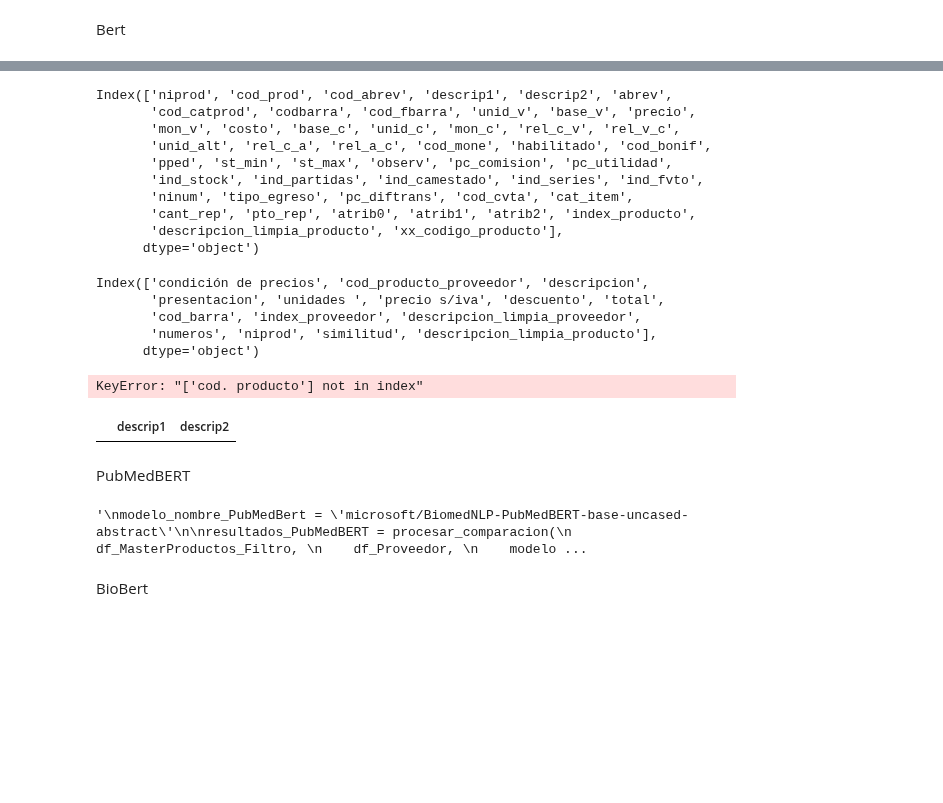
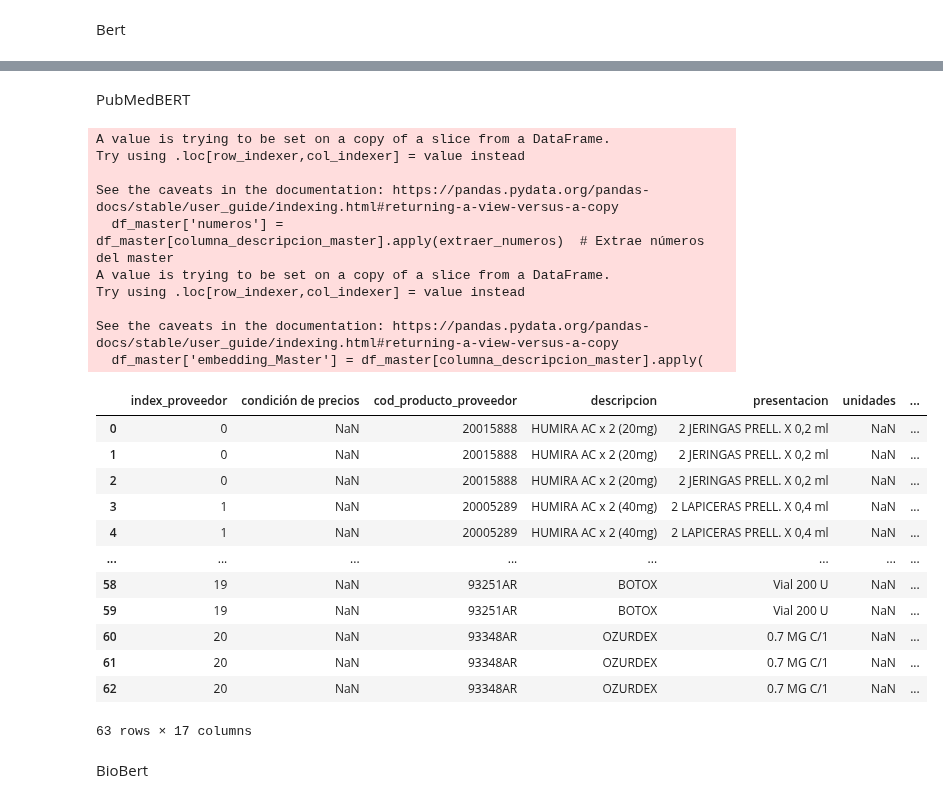
Before and after one commit to emmaSDNZ/digitalizacion_distriapp, a Jupyter notebook: backend/src/notebook/index.ipynb, the cells around one changed output, grey strips where cells are left out. Saved outputs shown, nothing was run; the diff lists cells and outputs as text; code cells hidden in the pictures; blank space fills up the shorter version.

Commit message:
df process

```diff
--- a/backend/src/notebook/index.ipynb
+++ b/backend/src/notebook/index.ipynb
@@ -311,69 +431,42 @@ df_resultado = df_resultado.merge(df_MasterProductos_Filtro[['niprod', variables
-# %%
-df_MasterProductos['xx_codigo_producto'] = None
-df_MasterProductos.columns
-
-#Modelo del Nuevo csv del proveedor  para agregar a la master producto, si no se supera el umbral.
-
-# niprod            = niprod  --> esto lo crea el sistema carena  por lo que no lo teng que crear
-# descripcion       = descrip1
-# presentacion      = descrip2
-# laboratorio       = atrib0
-# codigo_producto   = codigo_producto  -> columna que se debe crear en la  MasterProducto
-# %% [output]
-Index(['niprod', 'cod_prod', 'cod_abrev', 'descrip1', 'descrip2', 'abrev',
-       'cod_catprod', 'codbarra', 'cod_fbarra', 'unid_v', 'base_v', 'precio',
-       'mon_v', 'costo', 'base_c', 'unid_c', 'mon_c', 'rel_c_v', 'rel_v_c',
-       'unid_alt', 'rel_c_a', 'rel_a_c', 'cod_mone', 'habilitado', 'cod_bonif',
-       'pped', 'st_min', 'st_max', 'observ', 'pc_comision', 'pc_utilidad',
-       'ind_stock', 'ind_partidas', 'ind_camestado', 'ind_series', 'ind_fvto',
-       'ninum', 'tipo_egreso', 'pc_diftrans', 'cod_cvta', 'cat_item',
-       'cant_rep', 'pto_rep', 'atrib0', 'atrib1', 'atrib2', 'index_producto',
-       'descripcion_limpia_producto', 'xx_codigo_producto'],
-      dtype='object')
-# %%
-df_resultado.columns
-# %% [output]
-Index(['condición de precios', 'cod_producto_proveedor', 'descripcion',
-       'presentacion', 'unidades ', 'precio s/iva', 'descuento', 'total',
-       'cod_barra', 'index_proveedor', 'descripcion_limpia_proveedor',
-       'numeros', 'niprod', 'similitud', 'descripcion_limpia_producto'],
-      dtype='object')
-# %%
-df_temp = df_resultado[['niprod', 'descripcion', 'presentacion', 'cod. producto']].copy()
-
-# Renombrar columnas
-df_temp.rename(columns={
-    'descripcion': 'descrip1',
-    'presentacion': 'descrip2',
-    'cod. producto': 'xx_codigo_producto'
-}, inplace=True)
-
-df_temp.columns
-# %% [output]
-KeyError: "['cod. producto'] not in index"
-# %%
-# Unir ambos DataFrames sin filtrar por similitud
-df_MasterProductos = pd.concat([df_MasterProductos, df_temp], ignore_index=True)
-df_MasterProductos[['descrip1', 'descrip2']].iloc[57176:57185]
-# %% [output]
-|  | descrip1 | descrip2 |
 # %% [markdown]
 PubMedBERT
 # %%
-"""
+
 modelo_nombre_PubMedBert = 'microsoft/BiomedNLP-PubMedBERT-base-uncased-abstract'
 
 resultados_PubMedBERT = procesar_comparacion(
     df_MasterProductos_Filtro,
     df_Proveedor,
     modelo_nombre_PubMedBert,                # modelo_nombre
     "PubMedBert",                # nombre_modelo
     'descripcion_limpia_producto',  # columna_master
     'descripcion_limpia_proveedor'  # columna_proveedor
 )
-"""
+resultados_PubMedBERT
 # %% [output]
-'\nmodelo_nombre_PubMedBert = \'microsoft/BiomedNLP-PubMedBERT-base-uncased-abstract\'\n\nresultados_PubMedBERT = procesar_comparacion(\n    df_MasterProductos_Filtro, \n    df_Proveedor, \n    modelo ...
+A value is trying to be set on a copy of a slice from a DataFrame.
+Try using .loc[row_indexer,col_indexer] = value instead
+
+See the caveats in the documentation: https://pandas.pydata.org/pandas-docs/stable/user_guide/indexing.html#returning-a-view-versus-a-copy
+  df_master['numeros'] = df_master[columna_descripcion_master].apply(extraer_numeros)  # Extrae números del master
+A value is trying to be set on a copy of a slice from a DataFrame.
+Try using .loc[row_indexer,col_indexer] = value instead
+
+See the caveats in the documentation: https://pandas.pydata.org/pandas-docs/stable/user_guide/indexing.html#returning-a-view-versus-a-copy
+  df_master['embedding_Master'] = df_master[columna_descripcion_master].apply(
+|  | index_proveedor | condición de precios | cod_producto_proveedor | descripcion | presentacion | unidades | ... |
+| 0 | 0 | NaN | 20015888 | HUMIRA AC x 2 (20mg) | 2 JERINGAS PRELL. X 0,2 ml | NaN | ... |
+| 1 | 0 | NaN | 20015888 | HUMIRA AC x 2 (20mg) | 2 JERINGAS PRELL. X 0,2 ml | NaN | ... |
+| 2 | 0 | NaN | 20015888 | HUMIRA AC x 2 (20mg) | 2 JERINGAS PRELL. X 0,2 ml | NaN | ... |
+| 3 | 1 | NaN | 20005289 | HUMIRA AC x 2 (40mg) | 2 LAPICERAS PRELL. X 0,4 ml | NaN | ... |
+| 4 | 1 | NaN | 20005289 | HUMIRA AC x 2 (40mg) | 2 LAPICERAS PRELL. X 0,4 ml | NaN | ... |
+| ... | ... | ... | ... | ... | ... | ... | ... |
+| 58 | 19 | NaN | 93251AR | BOTOX | Vial 200 U | NaN | ... |
+| 59 | 19 | NaN | 93251AR | BOTOX | Vial 200 U | NaN | ... |
+| 60 | 20 | NaN | 93348AR | OZURDEX | 0.7 MG C/1 | NaN | ... |
+| 61 | 20 | NaN | 93348AR | OZURDEX | 0.7 MG C/1 | NaN | ... |
+| 62 | 20 | NaN | 93348AR | OZURDEX | 0.7 MG C/1 | NaN | ... |
+63 rows × 17 columns
 # %% [markdown]
 BioBert
 # %%
```
Also changed, not shown: parts of 11 cells of this notebook, 3 other files.
